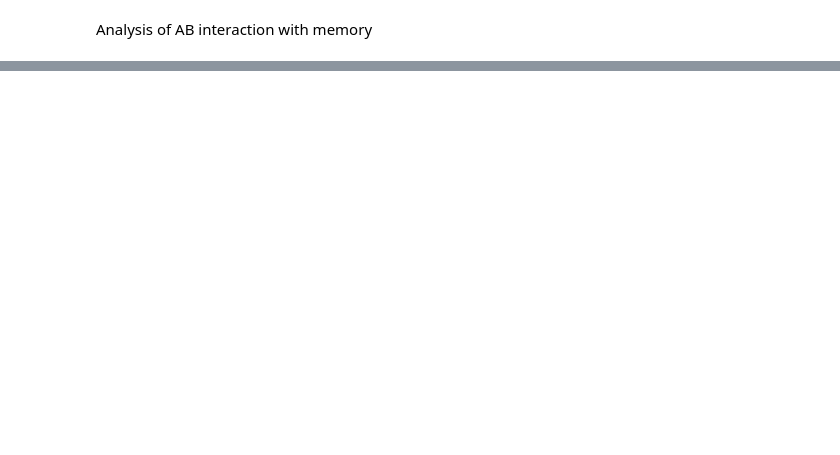
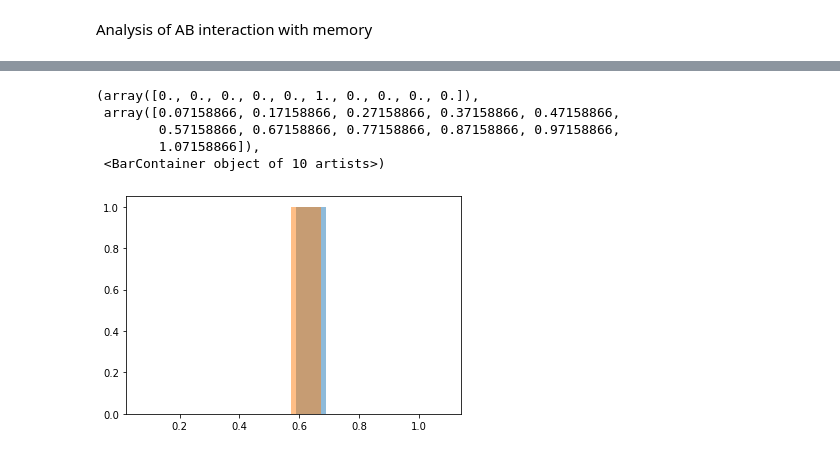
Before and after one commit to adede1988/ABmem, a Jupyter notebook: ABmemNotebook.ipynb, the cells around one changed output, grey strips where cells are left out. Cells and saved outputs as stored; diff of their text form; code cells hidden in the pictures; blank space fills up the shorter version.

```diff
--- a/ABmemNotebook.ipynb
+++ b/ABmemNotebook.ipynb
@@ -99,0 +191,19 @@ plt.hist(df['PP1blink_mem'] - df['PP1cor_mem'])
+# %%
+ColumnMeans = df.apply(np.mean)
+import matplotlib.pyplot as plt
+import numpy as np
+fig = plt.figure()
+#data
+
+plt.hist(ColumnMeans['PP1cor_mem'], alpha=0.5)
+
+
+
+plt.hist(ColumnMeans['PP5cor_mem'], alpha=0.5)
+# %% [output]
+(array([0., 0., 0., 0., 0., 1., 0., 0., 0., 0.]),
+ array([0.07158866, 0.17158866, 0.27158866, 0.37158866, 0.47158866,
+        0.57158866, 0.67158866, 0.77158866, 0.87158866, 0.97158866,
+        1.07158866]),
+ <BarContainer object of 10 artists>)
+[figure, added]
```
Also changed, not shown: parts of 38 cells of this notebook, 36 other files.
